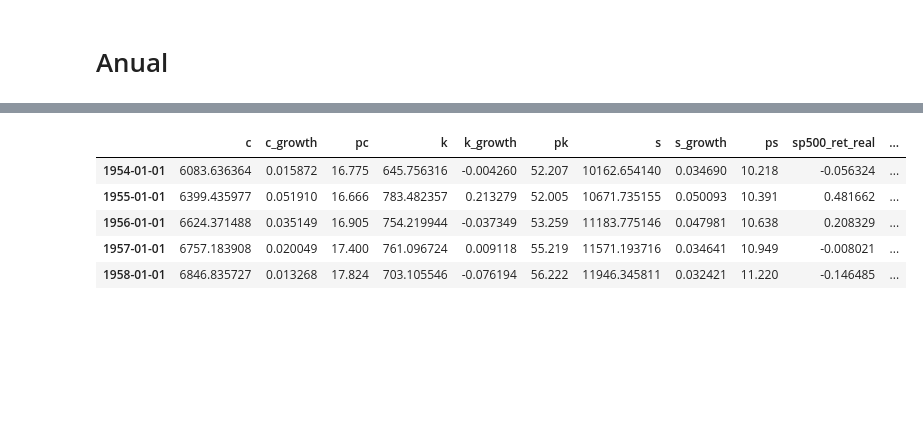
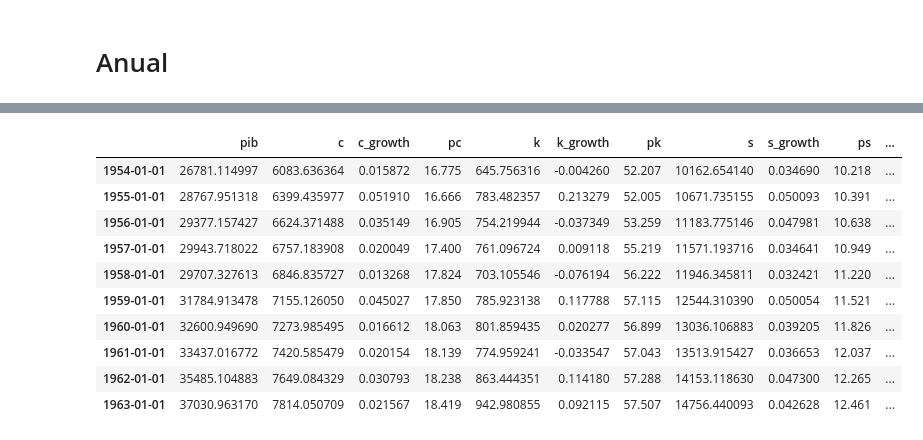
Before and after one commit to lucasestrela/dec_consumo_poupanca, a Jupyter notebook: Lista01_2_Base_de_Dados.ipynb, the cells around one changed output, grey strips where cells are left out. Drawn from its saved outputs; the diff is of its cells as text; code cells hidden in the pictures; blank space fills up the shorter version.

```diff
--- a/Lista01_2_Base_de_Dados.ipynb
+++ b/Lista01_2_Base_de_Dados.ipynb
@@ -224,24 +236,34 @@ p_q.index = pd.to_datetime( p_q.index , errors='coerce')
 
 
 # Renomeando
-df_q = df_q.rename(columns={df_q.columns[2]: 'bens', df_q.columns[3]: 'duraveis', df_q.columns[4]: 'n_duraveis', df_q.columns[5]: 'servicos'})
-p_q  = p_q.rename(columns={p_q.columns[2]: 'bens', p_q.columns[3]: 'duraveis', p_q.columns[4]: 'n_duraveis', p_q.columns[5]: 'servicos'})
+df_q = df_q.rename(columns={df_q.columns[0]: 'pib',
+                            df_q.columns[2]: 'bens',
+                            df_q.columns[3]: 'duraveis',
+                            df_q.columns[4]: 'n_duraveis',
+                            df_q.columns[5]: 'servicos'})
+
+p_q  = p_q.rename(columns={p_q.columns[0]: 'pib',
+                           p_q.columns[2]: 'bens',
+                           p_q.columns[3]: 'duraveis',
+                           p_q.columns[4]: 'n_duraveis',
+                           p_q.columns[5]: 'servicos'})
 
 
 # Transformando em .float
-df_q = df_q[['bens', 'duraveis', 'n_duraveis', 'servicos']].apply(pd.to_numeric, errors='coerce')
-p_q = p_q[['bens', 'duraveis', 'n_duraveis', 'servicos']].apply(pd.to_numeric, errors='coerce')
+df_q = df_q[['pib', 'bens', 'duraveis', 'n_duraveis', 'servicos']].apply(pd.to_numeric, errors='coerce')
+p_q = p_q[['pib', 'bens', 'duraveis', 'n_duraveis', 'servicos']].apply(pd.to_numeric, errors='coerce')
 
 
 # Calculando consumo real, separando duráveis e não duraveis NAO TEM SERVICO
-duraveis_real = df_q['duraveis']/p_q['duraveis']
-consumo_real = df_q['n_duraveis']/p_q['n_duraveis']
-servicos_real = df_q['servicos']/p_q['servicos']
+pib_real       = df_q['pib']/p_q['pib']
+duraveis_real  = df_q['duraveis']/p_q['duraveis']
+consumo_real   = df_q['n_duraveis']/p_q['n_duraveis']
+servicos_real  = df_q['servicos']/p_q['servicos']
 
 
 # Crescimento real do consumo
-cresc_duravel_real = duraveis_real/duraveis_real.shift(1) - 1
-cresc_consumo_real = consumo_real/consumo_real.shift(1) - 1
+cresc_duravel_real  = duraveis_real/duraveis_real.shift(1) - 1
+cresc_consumo_real  = consumo_real/consumo_real.shift(1) - 1
 cresc_servicos_real = servicos_real/servicos_real.shift(1) - 1
 
 
@@ -249,12 +271,14 @@ cresc_servicos_real = servicos_real/servicos_real.shift(1) - 1
 tx_inf1 = p_q['bens']/p_q['bens'].shift(1)
 
 
-dta = pd.DataFrame([consumo_real, cresc_consumo_real,  p_q['n_duraveis'],
+dta = pd.DataFrame([pib_real,
+                    consumo_real, cresc_consumo_real,  p_q['n_duraveis'],
                     duraveis_real, cresc_duravel_real, p_q['duraveis'],
                     servicos_real, cresc_servicos_real, p_q['servicos'],
                     tx_inf1]).T
 
-dta.columns = ['c', 'c_growth', 'pc',
+dta.columns = ['pib',
+               'c', 'c_growth', 'pc',
                'k', 'k_growth', 'pk',
                's', 's_growth', 'ps',
                'inflacao']
@@ -330,19 +352,25 @@ dta2 = dta.join(tb3m['TBill_ret'])
 
 dta2['TBill_ret_real'] = ( 1 + dta2['TBill_ret'] ) / dta2['inflacao'] - 1
 
-dta2 = dta2[['c', 'c_growth', 'pc',
+dta2 = dta2[['pib',
+             'c', 'c_growth', 'pc',
              'k', 'k_growth', 'pk',
              's', 's_growth', 'ps',
              'sp500_ret_real', 'TBill_ret_real']].dropna()
 # %%
-dta2.head()
+dta2.head(n=10)
 # %% [output]
-|  | c | c_growth | pc | k | k_growth | pk | s | s_growth | ps | sp500_ret_real | ... |
-| 1954-01-01 | 6083.636364 | 0.015872 | 16.775 | 645.756316 | -0.004260 | 52.207 | 10162.654140 | 0.034690 | 10.218 | -0.056324 | ... |
-| 1955-01-01 | 6399.435977 | 0.051910 | 16.666 | 783.482357 | 0.213279 | 52.005 | 10671.735155 | 0.050093 | 10.391 | 0.481662 | ... |
-| 1956-01-01 | 6624.371488 | 0.035149 | 16.905 | 754.219944 | -0.037349 | 53.259 | 11183.775146 | 0.047981 | 10.638 | 0.208329 | ... |
-| 1957-01-01 | 6757.183908 | 0.020049 | 17.400 | 761.096724 | 0.009118 | 55.219 | 11571.193716 | 0.034641 | 10.949 | -0.008021 | ... |
-| 1958-01-01 | 6846.835727 | 0.013268 | 17.824 | 703.105546 | -0.076194 | 56.222 | 11946.345811 | 0.032421 | 11.220 | -0.146485 | ... |
+|  | pib | c | c_growth | pc | k | k_growth | pk | s | s_growth | ps | ... |
+| 1954-01-01 | 26781.114997 | 6083.636364 | 0.015872 | 16.775 | 645.756316 | -0.004260 | 52.207 | 10162.654140 | 0.034690 | 10.218 | ... |
+| 1955-01-01 | 28767.951318 | 6399.435977 | 0.051910 | 16.666 | 783.482357 | 0.213279 | 52.005 | 10671.735155 | 0.050093 | 10.391 | ... |
+| 1956-01-01 | 29377.157427 | 6624.371488 | 0.035149 | 16.905 | 754.219944 | -0.037349 | 53.259 | 11183.775146 | 0.047981 | 10.638 | ... |
+| 1957-01-01 | 29943.718022 | 6757.183908 | 0.020049 | 17.400 | 761.096724 | 0.009118 | 55.219 | 11571.193716 | 0.034641 | 10.949 | ... |
+| 1958-01-01 | 29707.327613 | 6846.835727 | 0.013268 | 17.824 | 703.105546 | -0.076194 | 56.222 | 11946.345811 | 0.032421 | 11.220 | ... |
+| 1959-01-01 | 31784.913478 | 7155.126050 | 0.045027 | 17.850 | 785.923138 | 0.117788 | 57.115 | 12544.310390 | 0.050054 | 11.521 | ... |
+| 1960-01-01 | 32600.949690 | 7273.985495 | 0.016612 | 18.063 | 801.859435 | 0.020277 | 56.899 | 13036.106883 | 0.039205 | 11.826 | ... |
+| 1961-01-01 | 33437.016772 | 7420.585479 | 0.020154 | 18.139 | 774.959241 | -0.033547 | 57.043 | 13513.915427 | 0.036653 | 12.037 | ... |
+| 1962-01-01 | 35485.104883 | 7649.084329 | 0.030793 | 18.238 | 863.444351 | 0.114180 | 57.288 | 14153.118630 | 0.047300 | 12.265 | ... |
+| 1963-01-01 | 37030.963170 | 7814.050709 | 0.021567 | 18.419 | 942.980855 | 0.092115 | 57.507 | 14756.440093 | 0.042628 | 12.461 | ... |
 # %%
 # Exportanto dados
 dta2.to_csv('dataset_anual.csv')
```
Also changed, not shown: parts of 5 cells of this notebook.
